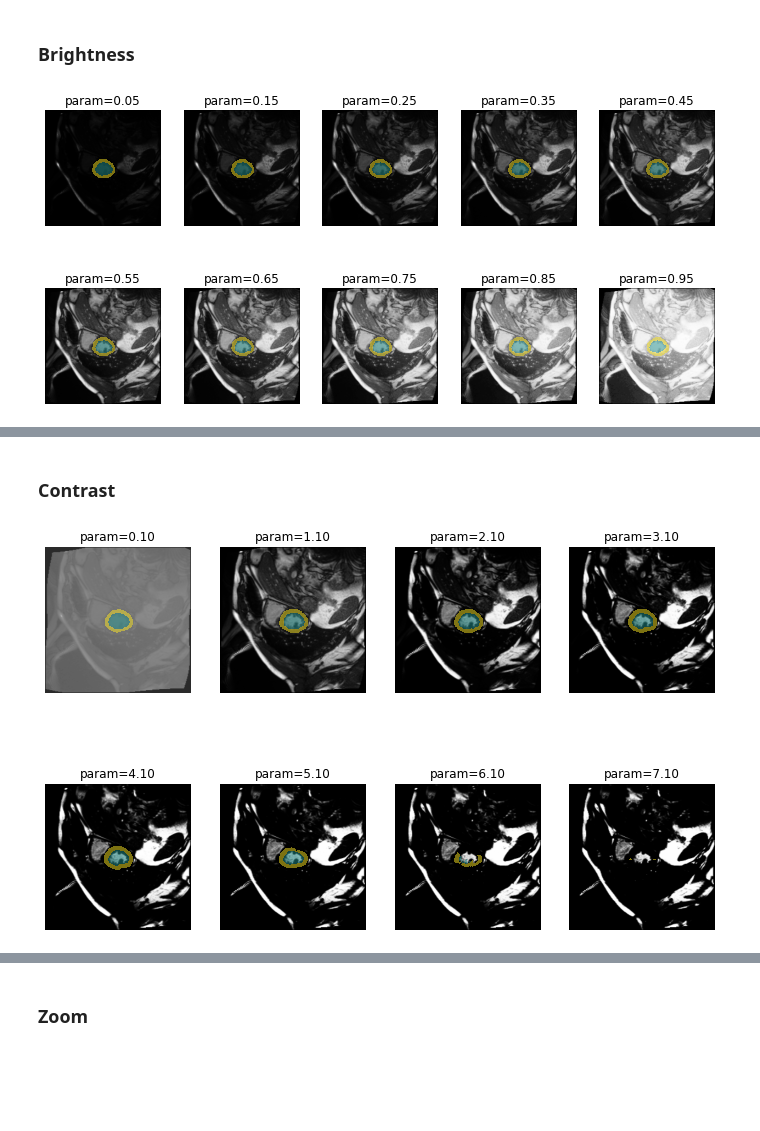
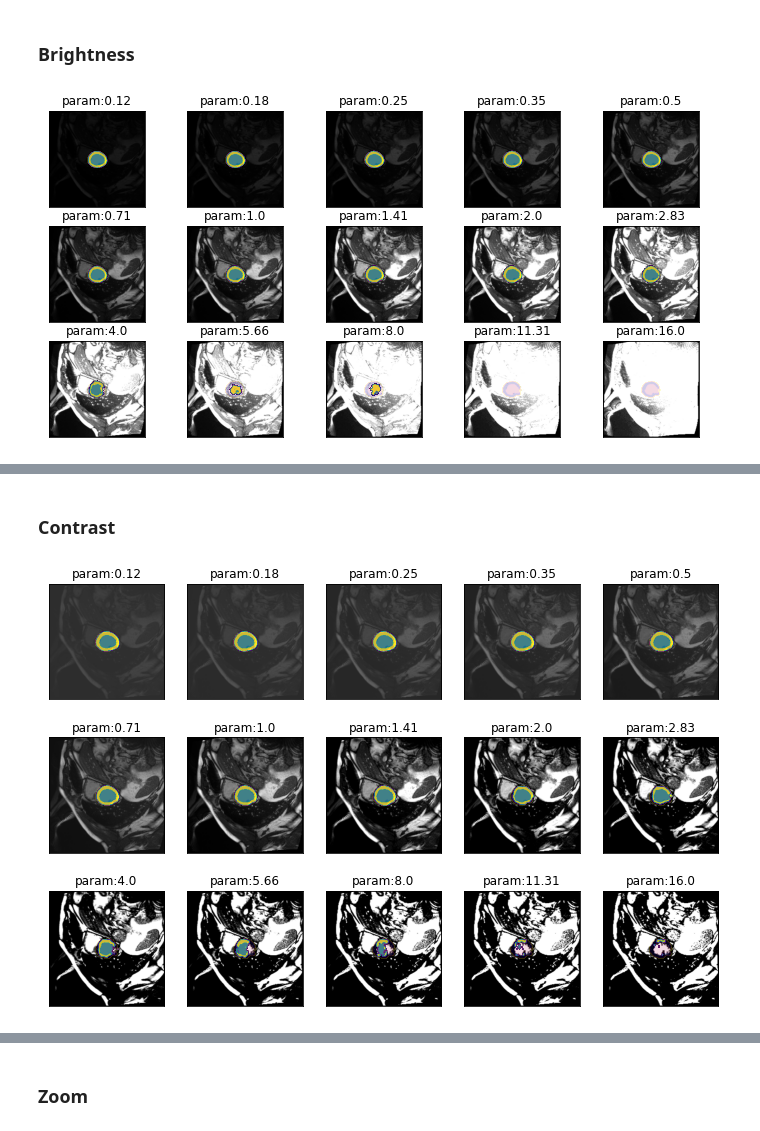
Before and after one commit to chfc-cmi/misas, a Jupyter notebook: 01_local_interpret.ipynb, the cells around one changed output, grey strips where cells are left out. Cells and saved outputs as stored; diff of their text form; code cells hidden in the pictures; blank space fills up the shorter version.

```diff
--- a/01_local_interpret.ipynb
+++ b/01_local_interpret.ipynb
@@ -97,9 +125,13 @@ This makes sense if class "0" is the background.
 from matplotlib import cm
 from matplotlib.colors import ListedColormap
 
-default_cmap = cm.viridis(np.arange(cm.inferno.N))
+default_cmap = cm.viridis(np.arange(cm.viridis.N))
 default_cmap[0][-1] = 0
 default_cmap = ListedColormap(default_cmap)
+
+default_cmap_true_mask = cm.plasma_r(np.arange(cm.plasma.N))
+default_cmap_true_mask[0][-1] = 0
+default_cmap_true_mask = ListedColormap(default_cmap_true_mask)
 # %% [markdown]
 ### Generic functions
 # %%
@@ -134,28 +182,3 @@ def get_generic_series(image,
                 trueMask = model.prepareSize(trueMask)
         series[-1].append(trueMask)
     return series
-# %%
-#export
-def plot_series(
-        series,
-        nrow=1,
-        figsize=(16,6),
-        param_name='param',
-        overlay_truth=False,
-        vmax=None,
-        cmap=default_cmap,
-        **kwargs
-    ):
-    fig, axs = plt.subplots(nrow,math.ceil(len(series)/nrow),figsize=figsize,**kwargs)
-    #fig.subplots_adjust(left=0.1, bottom=0.1, right=0.9, top=0.9)
-    for element, ax in zip(series, axs.flatten()):
-        param,img,pred,truth = element
-        img.show(ax=ax, title=f'{param_name}={param:.2f}')
-        if vmax is None:
-            vmax = max([x[2].data.max() for x in series])
-            if truth:
-                vmax_truth = max([x[3].data.max() for x in series])
-                vmax = max(vmax_truth, vmax)
-        pred.show(ax=ax,vmax=vmax,cmap=cmap)
-        if overlay_truth and truth:
-            truth.show(ax=ax,alpha=.2)
@@ -330,16 +451,18 @@ gif_series(
 # %%
 #export
 def brightnessTransform(image, light):
-    return image.brightness(light)
+    enhancer = ImageEnhance.Brightness(image)
+    image = enhancer.enhance (light)
+    return image
 
-def get_brightness_series(image, model, start=0.05, end=1, step=.1, **kwargs):
-    return get_generic_series(image,model,brightnessTransform, start=start, end=end, step=step, **kwargs)
+def get_brightness_series(image, model, start=0.25, end=8, step=np.sqrt(2), log_steps = True, **kwargs):
+    return get_generic_series(image,model,brightnessTransform, start=start, end=end, step=step, log_steps=log_steps, **kwargs)
 # %%
-series = get_brightness_series(img(), trainedModel, truth=trueMask())
+series = get_brightness_series(img(), trainedModel, truth=trueMask(), start=1/8, end=16)
 # %%
-plot_series(series, nrow=2, figsize=(12,6))
+plot_series(series, nrow=3, figsize=(12,6), overlay_truth = True)
 # %% [output]
-[figure, old version]
+[figure, new version]
 # %%
 #export
 def eval_bright_series(image, mask, model, start=0.05, end=.95, step=0.05, param_name="brightness", **kwargs):
@@ -381,6 +506,6 @@ series = get_contrast_series(img(), trainedModel, truth=trueMask())
 # %%
-plot_series(series, nrow=2, figsize=(12,8))
+plot_series(series, nrow=3, figsize=(12,8), overlay_truth = True)
 # %% [output]
-[figure, old version]
+[figure, new version]
 # %%
 #export
```
Also changed, not shown: parts of 57 cells of this notebook, 1 other file.
